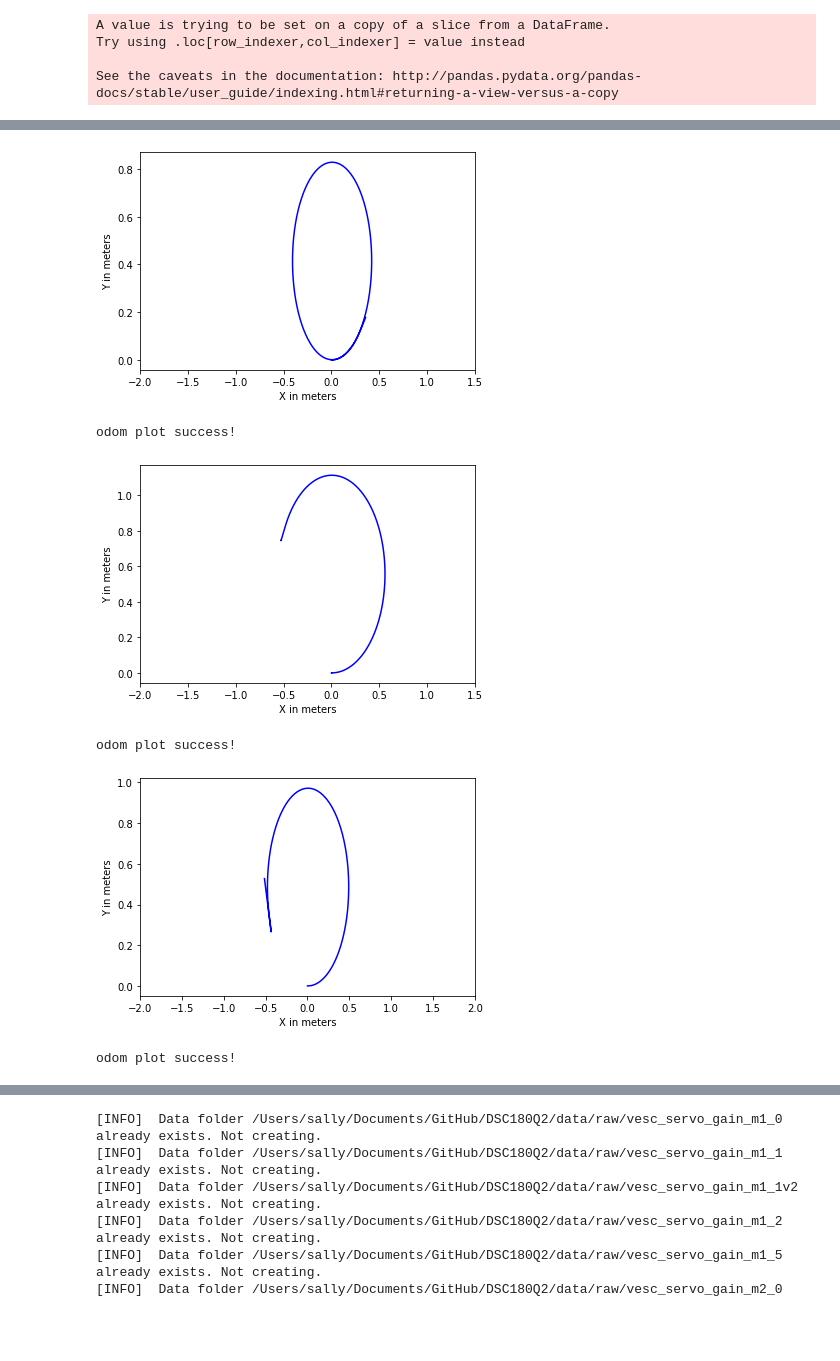
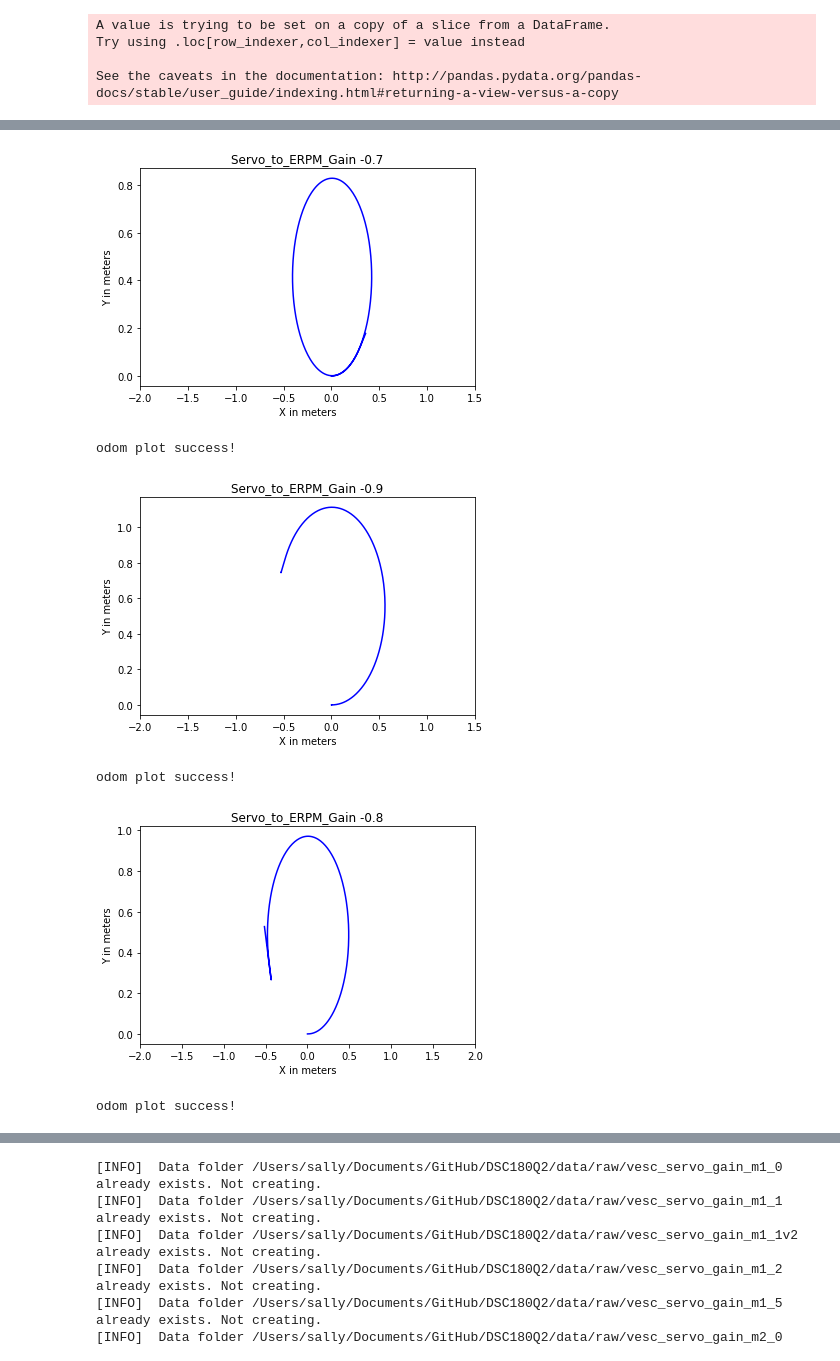
Before and after one commit to SallyPoon/DSC180Q2, a Jupyter notebook: notebooks/Odom graphs.ipynb, the cells around one changed output, grey strips where cells are left out. Saved outputs shown, nothing was run; the diff lists cells and outputs as text; code cells hidden in the pictures; blank space fills up the shorter version.

```diff
--- a/notebooks/Odom graphs.ipynb
+++ b/notebooks/Odom graphs.ipynb
@@ -76,34 +76,37 @@ a
 # %%
 # df_odom['pos_x'] = pos_x
 # df_odom['pos_y'] = pos_y
 plt.plot(df_odom_0_7['pose.pose.position.x'], df_odom_0_7['pose.pose.position.y'],'b')
 plt.xlabel('X in meters')
 plt.ylabel('Y in meters')
 plt.xticks(np.arange(-2, 2 ,0.5))
+plt.title("Servo_to_ERPM_Gain -0.7")
 plt.show()
 print('odom plot success!')
 # %% [output]
-[figure, old version]
+[figure, new version]
 odom plot success!
 # %%
 plt.plot(df_odom_0_9['pose.pose.position.x'], df_odom_0_9['pose.pose.position.y'],'b')
 plt.xlabel('X in meters')
 plt.ylabel('Y in meters')
 plt.xticks(np.arange(-2, 2 ,0.5))
+plt.title("Servo_to_ERPM_Gain -0.9")
 plt.show()
 print('odom plot success!')
 # %% [output]
-[figure, old version]
+[figure, new version]
 odom plot success!
 # %%
 plt.plot(df_odom_0_8['pose.pose.position.x'], df_odom_0_8['pose.pose.position.y'],'b')
 plt.xlabel('X in meters')
 plt.ylabel('Y in meters')
 plt.xticks(np.arange(-2, 2.5 ,0.5))
+plt.title("Servo_to_ERPM_Gain -0.8")
 plt.show()
 print('odom plot success!')
 # %% [output]
-[figure, old version]
+[figure, new version]
 odom plot success!
 # %%
 plt.plot(df_odom_0_5['pose.pose.position.x'], df_odom_0_5['pose.pose.position.y'],'b')
```
Also changed, not shown: parts of 27 cells of this notebook.
